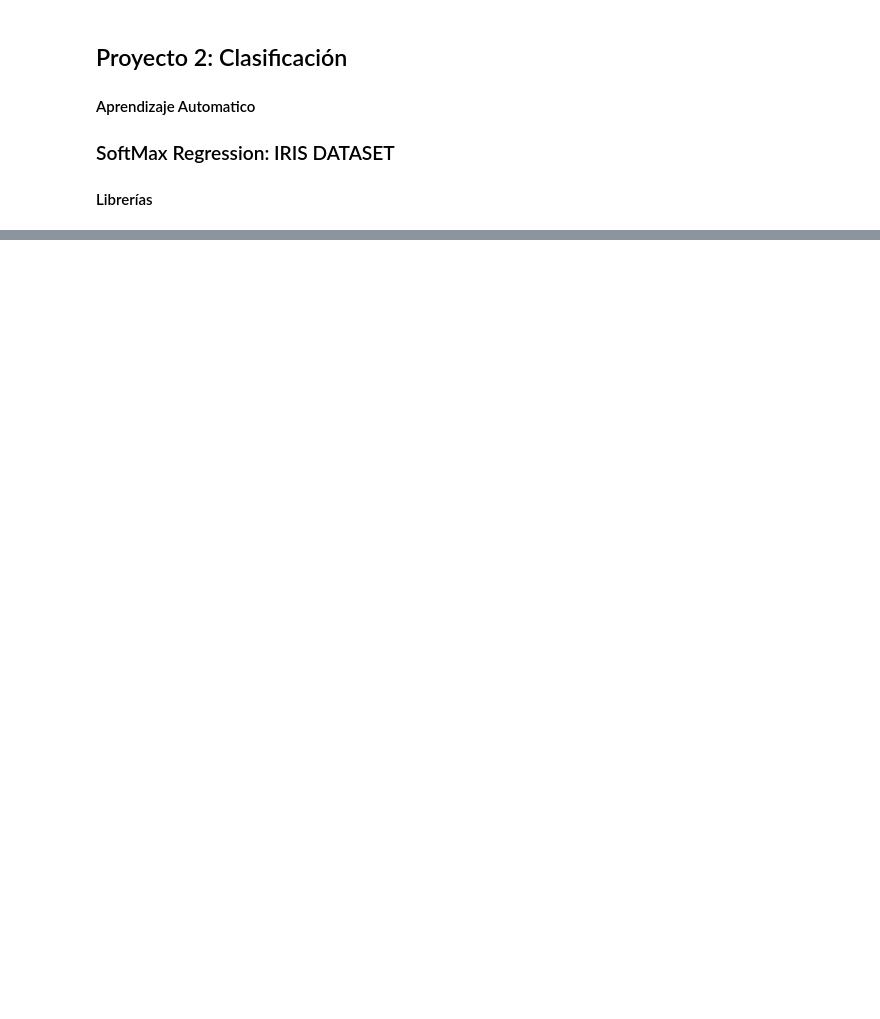
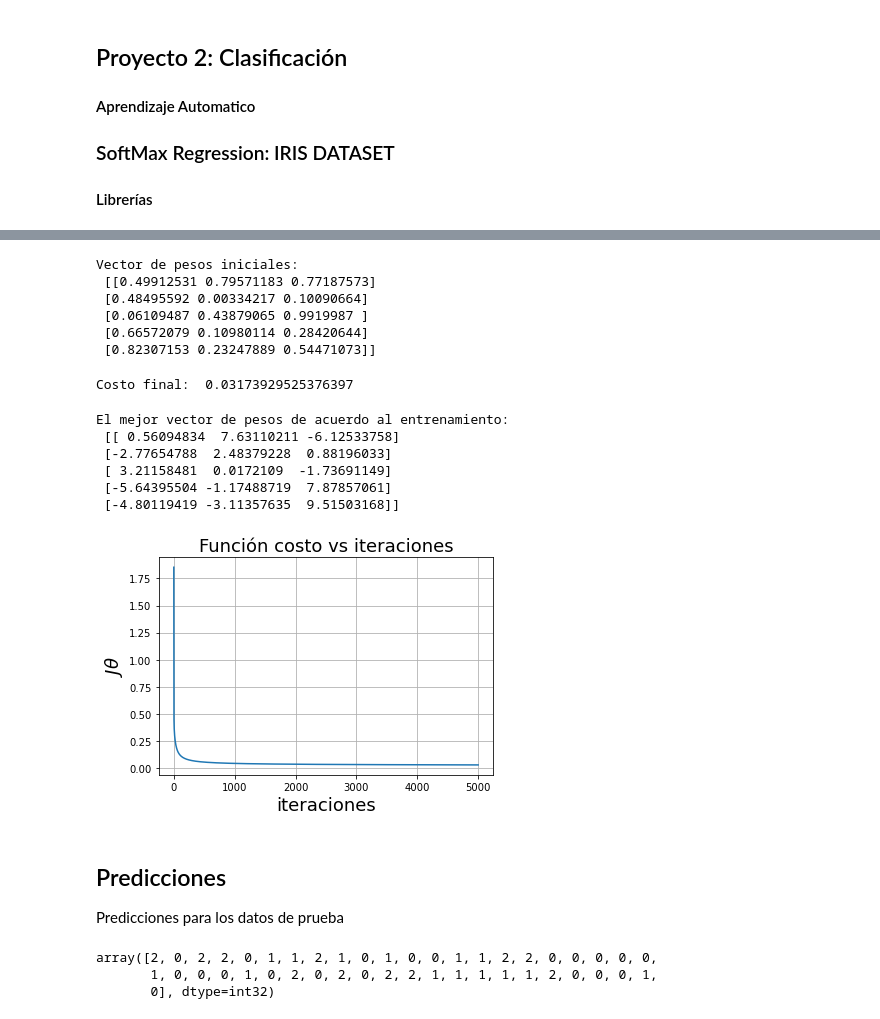
Before and after one commit to AntonioAyora/Proyecto2_aprendizaje, a Jupyter notebook: SoftMaxRegression.ipynb, the cells around one changed output, grey strips where cells are left out. Cells and saved outputs as stored; diff of their text form; code cells hidden in the pictures; blank space fills up the shorter version.

```diff
--- a/SoftMaxRegression.ipynb
+++ b/SoftMaxRegression.ipynb
@@ -204,0 +57,4 @@ array([1, 0, 2, 2, 2, 0, 2, 1, 2, 0, 2, 2, 1, 0, 1, 2, 2, 2, 0, 0, 0, 2,
+# %%
+def SCORE(x, theta):
+    score = x@theta
+    return score
@@ -204,0 +68,3 @@ array([1, 0, 2, 2, 2, 0, 2, 1, 2, 0, 2, 2, 1, 0, 1, 2, 2, 2, 0, 0, 0, 2,
+# %%
+def smf(s):
+    return (np.exp(s.T) / np.sum(np.exp(s), axis=1)).T
@@ -204,0 +93,9 @@ array([1, 0, 2, 2, 2, 0, 2, 1, 2, 0, 2, 2, 1, 0, 1, 2, 2, 2, 0, 0, 0, 2,
+# %%
+def costo(theta,x,y,lam):
+    m = x.shape[0]
+    y_mat = oneHotIt(y)
+    scores = SCORE(x,theta)
+    prob = smf(scores)
+    loss = (-1 / m) * np.sum(y_mat * np.log(prob)) #+ (lam/2)*np.sum(theta*theta)
+    grad = (-1 / m) * (x.T @ (y_mat - prob)) #+ lam*theta
+    return loss,grad
@@ -204,0 +112,43 @@ array([1, 0, 2, 2, 2, 0, 2, 1, 2, 0, 2, 2, 1, 0, 1, 2, 2, 2, 0, 0, 0, 2,
+# %%
+theta = np.random.rand(X_train.shape[1],len(np.unique(y_train)))
+print ('Vector de pesos iniciales: \n',  theta)
+# %% [output]
+Vector de pesos iniciales:
+ [[0.49912531 0.79571183 0.77187573]
+ [0.48495592 0.00334217 0.10090664]
+ [0.06109487 0.43879065 0.9919987 ]
+ [0.66572079 0.10980114 0.28420644]
+ [0.82307153 0.23247889 0.54471073]]
+# %%
+eta = 0.85
+n_epochs= 5000
+
+J = []
+for i in range(0,n_epochs):
+    loss,grad = costo(theta,X_train,y_train.astype(int),1)
+    J.append(loss)
+    theta = theta - (eta * grad)
+print ('Costo final: ', loss)
+# %% [output]
+Costo final:  0.03173929525376397
+# %%
+print ('El mejor vector de pesos de acuerdo al entrenamiento:\n', theta)
+# %% [output]
+El mejor vector de pesos de acuerdo al entrenamiento:
+ [[ 0.56094834  7.63110211 -6.12533758]
+ [-2.77654788  2.48379228  0.88196033]
+ [ 3.21158481  0.0172109  -1.73691149]
+ [-5.64395504 -1.17488719  7.87857061]
+ [-4.80119419 -3.11357635  9.51503168]]
+# %%
+plt.title('Función costo vs iteraciones', fontsize=18)
+plt.ylabel(r'$J\theta$', fontsize=18)
+plt.xlabel('iteraciones', fontsize=18)
+plt.grid()
+plt.plot(J)
+plt.show()
+# %% [output]
+[figure, added]
+# %% [markdown]
+## Predicciones
+Predicciones para los datos de prueba
@@ -205,3 +157,9 @@ array([1, 0, 2, 2, 2, 0, 2, 1, 2, 0, 2, 2, 1, 0, 1, 2, 2, 2, 0, 0, 0, 2,
+# %%
+y_pred
+# %% [output]
+array([2, 0, 2, 2, 0, 1, 1, 2, 1, 0, 1, 0, 0, 1, 1, 2, 2, 0, 0, 0, 0, 0,
+       1, 0, 0, 0, 1, 0, 2, 0, 2, 0, 2, 2, 1, 1, 1, 1, 1, 2, 0, 0, 0, 1,
+       0], dtype=int32)
 # %%
 y_test.ravel()
 # %% [output]
```
Also changed, not shown: parts of 56 cells of this notebook.
